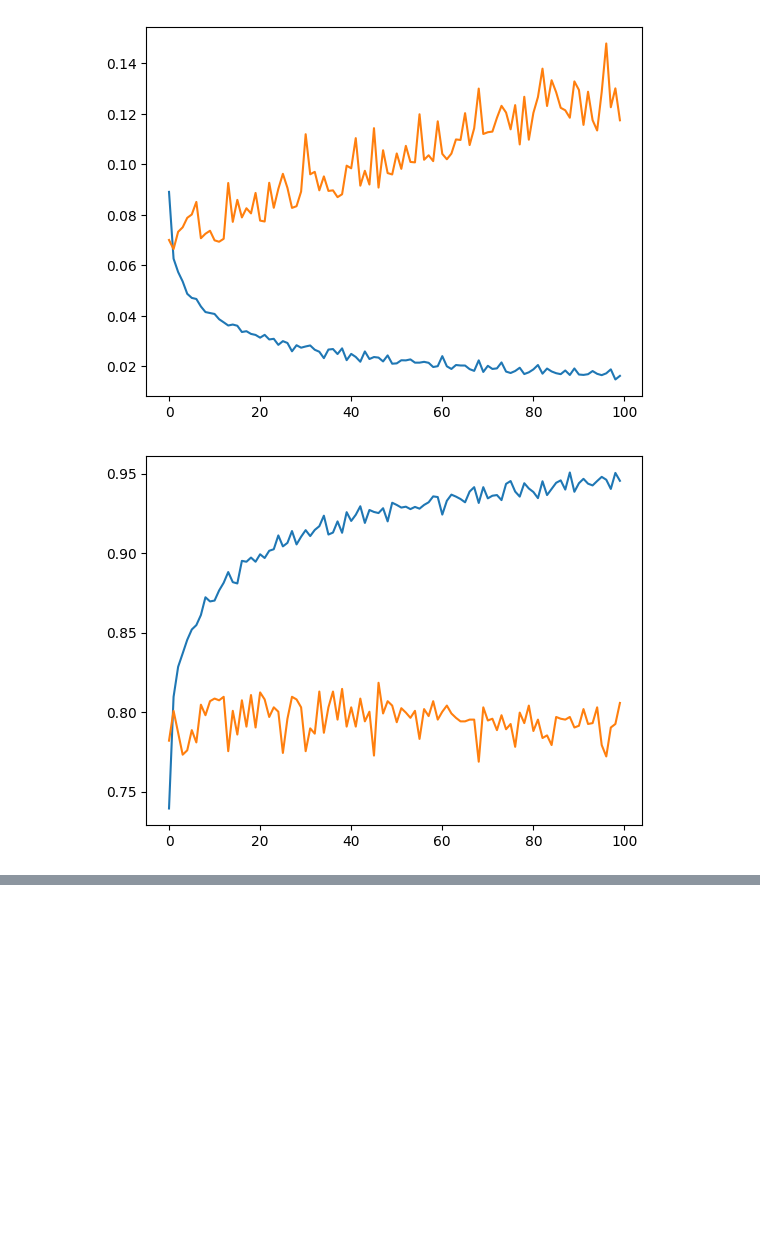
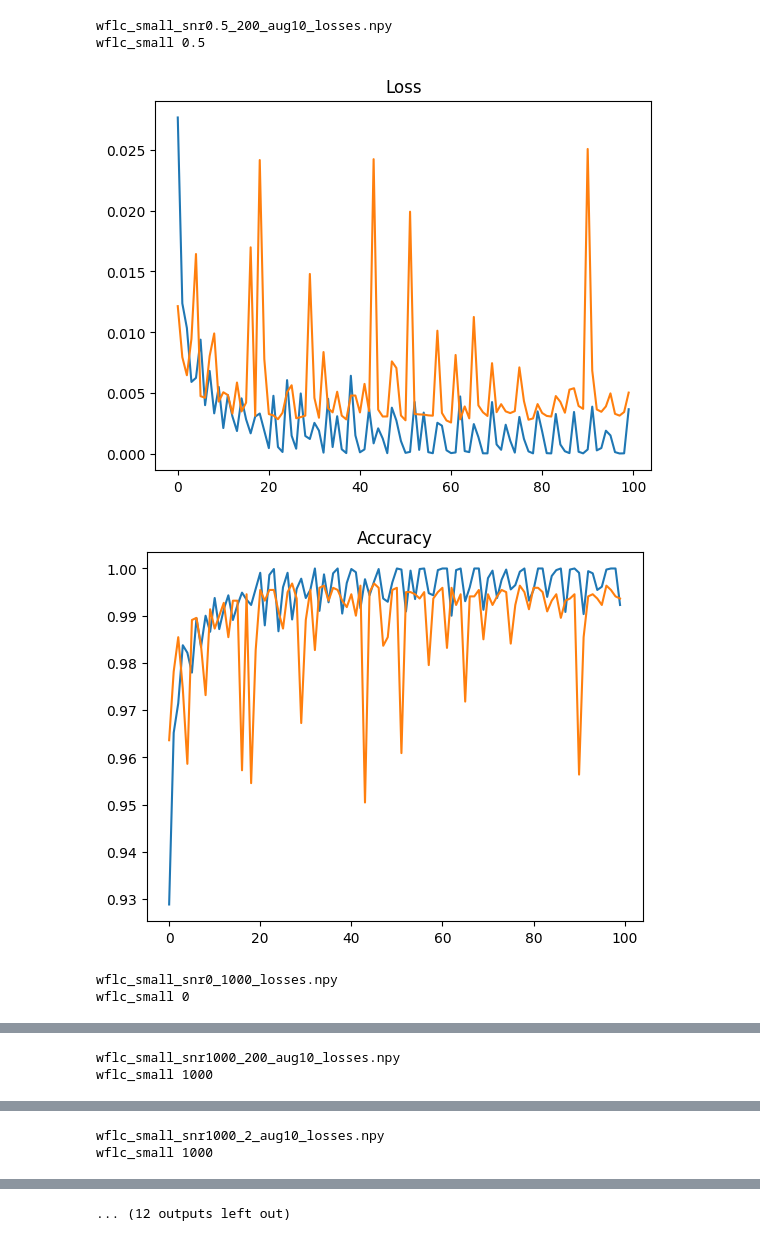
Before and after one commit to Patipol-BKK/whisper-for-letter-classification, a Jupyter notebook: Data Vis.ipynb, the cells around one changed output, grey strips where cells are left out. Cells and saved outputs as stored; diff of their text form; code cells hidden in the pictures; blank space fills up the shorter version.

```diff
--- a/Data Vis.ipynb
+++ b/Data Vis.ipynb
@@ -10,13 +23,27 @@ os.listdir(dir)
 # %%
 for filename in os.listdir(dir):
-    train_loss, train_acc, val_loss, val_acc = np.load(os.path.join(dir, filename), allow_pickle=True)
-    plt.plot(train_loss)
-    plt.plot(val_loss)
-    plt.show()
+    if 'losses' in filename and '.npy' in filename:
+        print(filename)
+        name_comp = filename.split('_')
+        model_name = '_'.join([name_comp[0], name_comp[1]])
+        snr = name_comp[2][3:]
+        print(model_name, snr)
 
-    plt.plot(train_acc)
-    plt.plot(val_acc)
-    plt.show()
+        train_loss, train_acc, val_loss, val_acc = np.load(os.path.join(dir, filename), allow_pickle=True)
+
+        plt.plot(train_loss)
+        plt.plot(val_loss)
+        plt.title('Loss')
+        plt.show()
+
+        plt.plot(train_acc)
+        plt.plot(val_acc)
+        plt.title('Accuracy')
+        plt.show()
 # %% [output]
+wflc_small_snr0.5_200_aug10_losses.npy
+wflc_small 0.5
-[figure, old version]
+[figure, new version]
-[figure, old version]
+[figure, new version]
+wflc_small_snr0_1000_losses.npy
+wflc_small 0
@@ -22,0 +52,2 @@ for filename in os.listdir(dir):
+wflc_small_snr1000_200_aug10_losses.npy
+wflc_small 1000
@@ -22,0 +56,2 @@ for filename in os.listdir(dir):
+wflc_small_snr1000_2_aug10_losses.npy
+wflc_small 1000
@@ -23 +60,2 @@ for filename in os.listdir(dir):
+... (12 outputs left out)
 # %%
```
Also changed, not shown: parts of 10 cells of this notebook.
